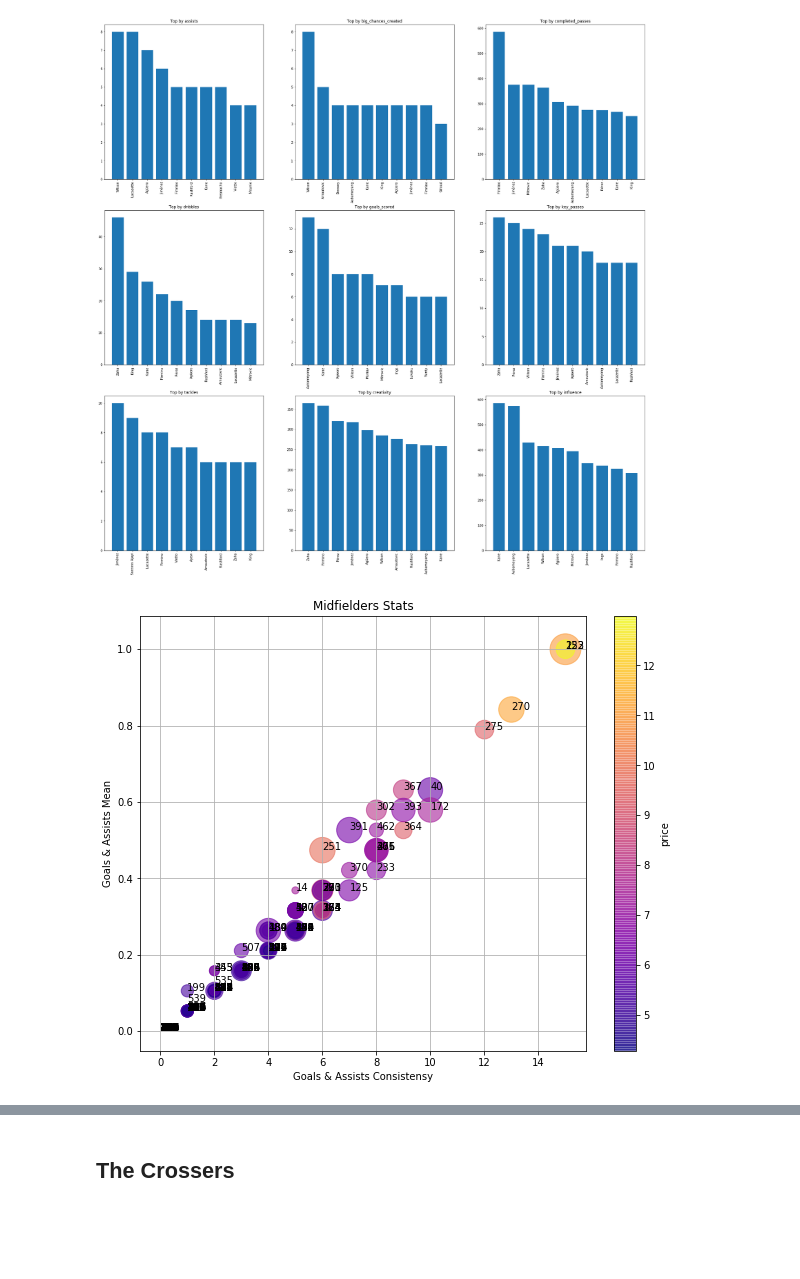
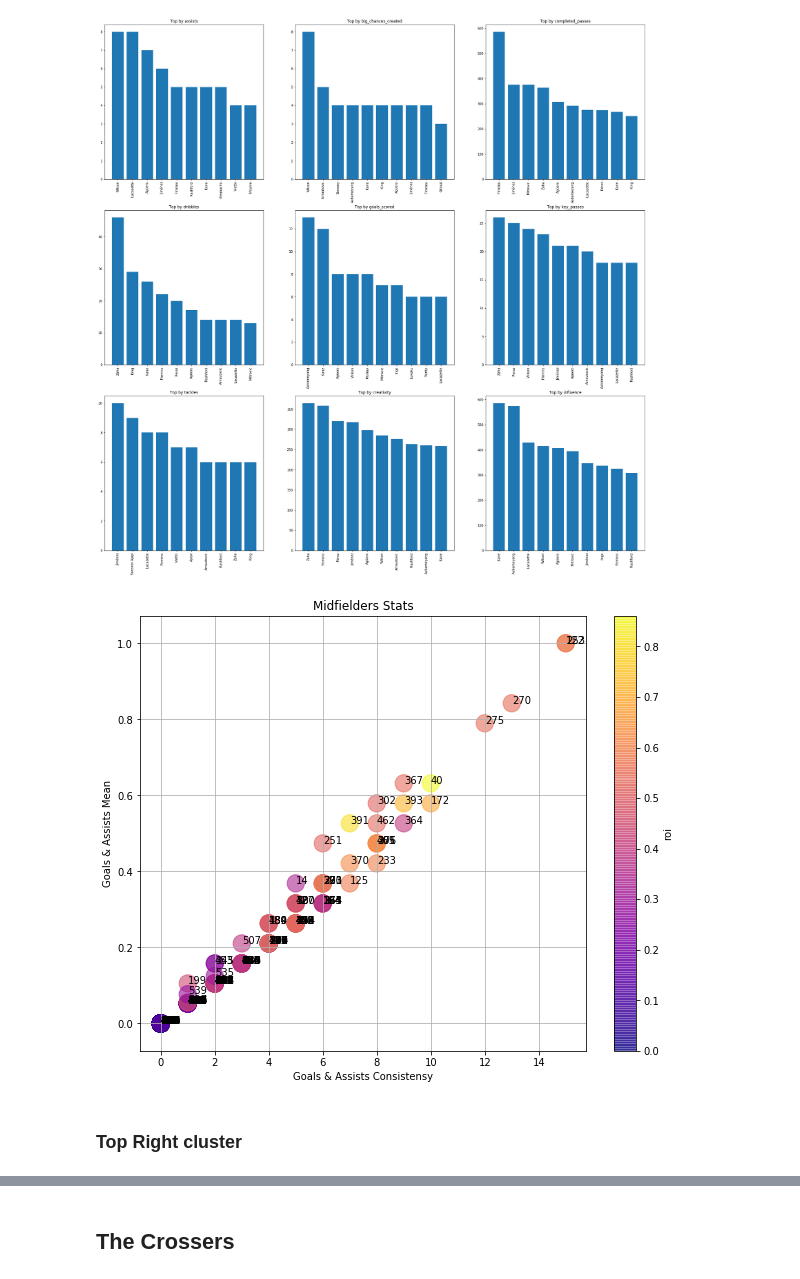
Before and after one commit to joei1994/ML-Projects, a Jupyter notebook: mini-projects/fpl-analysis/players_analysis.ipynb, the cells around one changed output, grey strips where cells are left out. Cells and saved outputs as stored; diff of their text form; code cells hidden in the pictures; blank space fills up the shorter version.

```diff
--- a/mini-projects/fpl-analysis/players_analysis.ipynb
+++ b/mini-projects/fpl-analysis/players_analysis.ipynb
@@ -389,34 +442,36 @@ midfielderids = list(cleaned_players.loc[cleaned_players['element_type'] == 3, '
 midfielders = players.loc[[ player_id in midfielderids for player_id in players['player_id']], :]
 
 mid_stats_by_player_id = midfielders.groupby('player_id', as_index=False).agg({
     'points': base_aggregations,
     'bonus' : base_aggregations,
     'goals_scored': base_aggregations + [consistency, chisquare_score],
     'assists': base_aggregations + [consistency, chisquare_score],
     'roi' : np.mean,
     'value' : np.mean,
     'target_missed' : np.sum,
     'dribbles' : np.sum,
     'minutes' : base_aggregations,
     'penalties_missed' : np.sum
 })
 
 plt.figure(figsize=(10, 8))
 
 x = mid_stats_by_player_id['goals_scored']['consistency'] + mid_stats_by_player_id['assists']['consistency']
 y = mid_stats_by_player_id['goals_scored']['mean'] +  mid_stats_by_player_id['assists']['mean']
-colors = mid_stats_by_player_id['value']['mean']
+colors = mid_stats_by_player_id['roi']['mean']
 sizes = mid_stats_by_player_id['bonus']['sum']
 
-plt.scatter(x, y, c=colors, cmap='plasma', s=sizes * 50, alpha=0.6)
+plt.scatter(x, y, c=colors, cmap='plasma', s=300, alpha=0.6)
 cbar = plt.colorbar()
 plt.xlabel("Goals & Assists Consistensy")
 plt.ylabel("Goals & Assists Mean")
-cbar.ax.set_ylabel("price")
+cbar.ax.set_ylabel("roi")
 plt.grid(True)
 plt.title("Midfielders Stats")
 for index, row in mid_stats_by_player_id.iterrows():
     plt.gca().annotate(str(int(row['player_id'])), (x[index], y[index]))
 plt.show()
 # %% [output]
-[figure, old version]
+[figure, new version]
+# %% [markdown]
+### Top Right cluster
```
Also changed, not shown: parts of 29 cells of this notebook.
